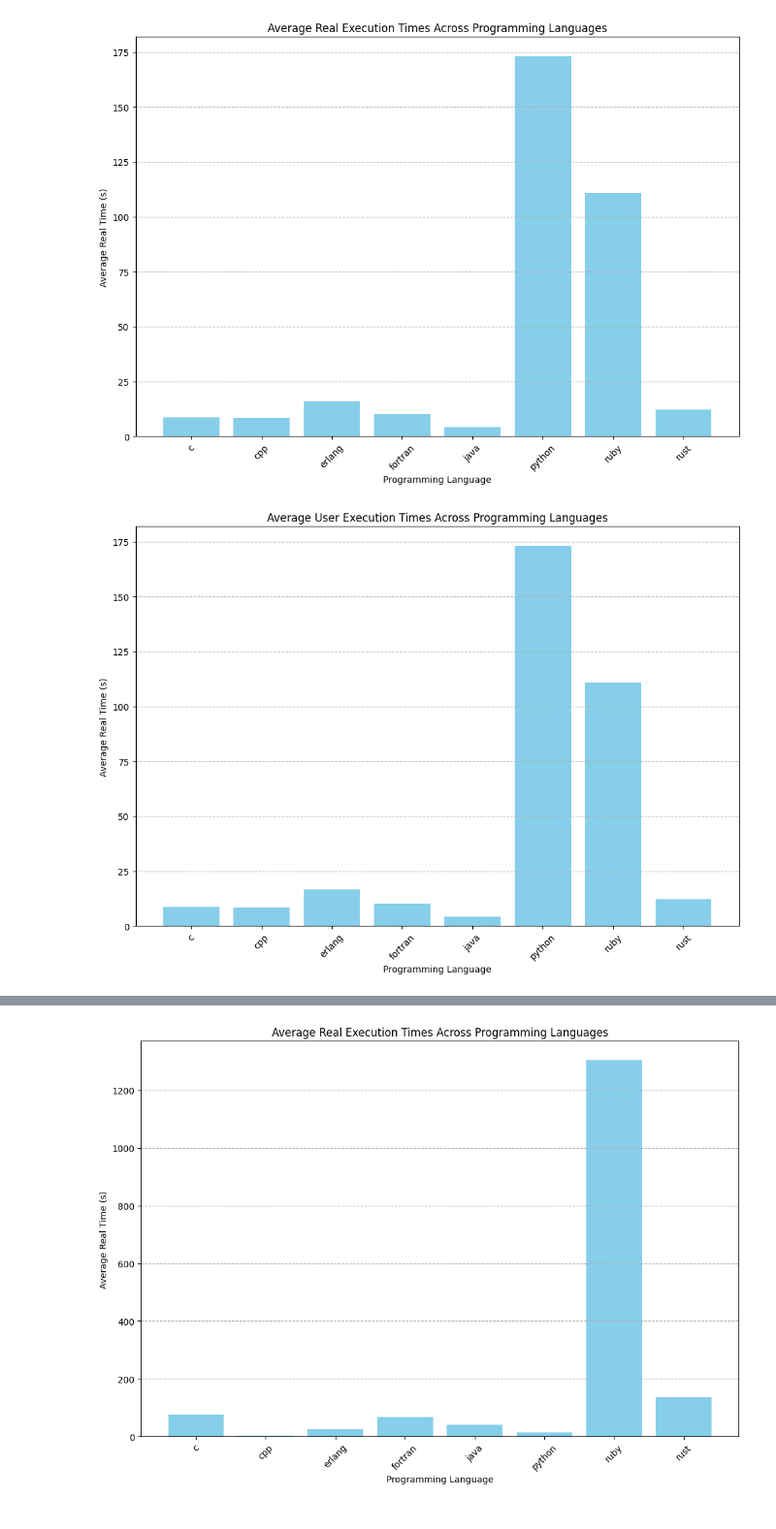
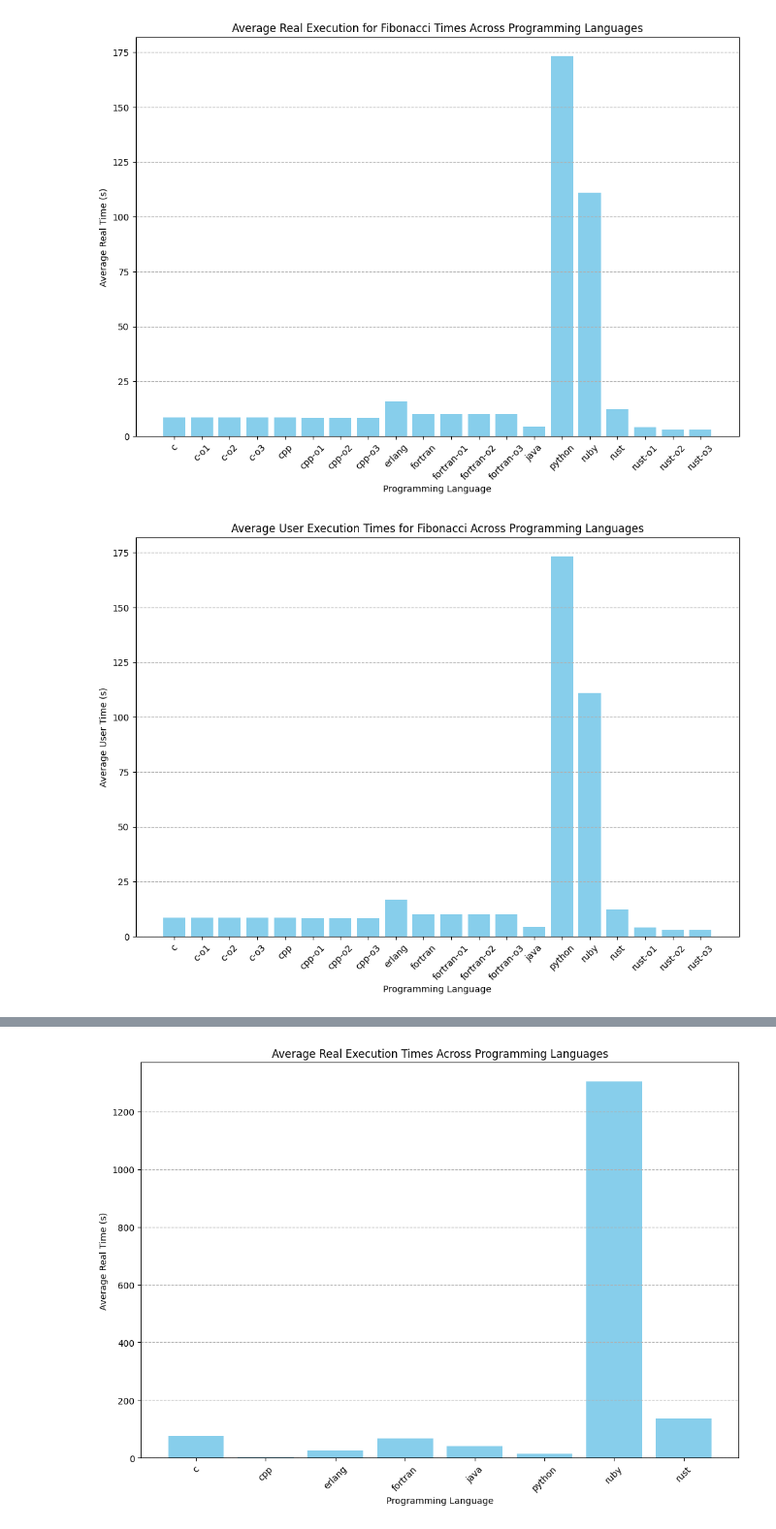
Before and after one commit to anviton/HPC-Benchmark, a Jupyter notebook: Source/Notebook/execution_alog_30_rep.ipynb, the cells around one changed output, grey strips where cells are left out. Shown: that part at 97% size. Cells and saved outputs as stored; diff of their text form; code cells hidden in the pictures.

```diff
--- a/Source/Notebook/execution_alog_30_rep.ipynb
+++ b/Source/Notebook/execution_alog_30_rep.ipynb
@@ -8,13 +8,25 @@ import os
 
 # Noms des fichiers
 file_names = [ "../Algo/BinaryTrees/C/binary_trees/serveur19_c_execution_results.csv",
+              "../Algo/BinaryTrees/C/binary_trees/serveur19_c-o1_execution_results.csv",
+              "../Algo/BinaryTrees/C/binary_trees/serveur19_c-o2_execution_results.csv",
+              "../Algo/BinaryTrees/C/binary_trees/serveur19_c-o3_execution_results.csv",
               "../Algo/BinaryTrees/C++/binary_trees/serveur19_cpp_execution_results.csv",
+              "../Algo/BinaryTrees/C++/binary_trees/serveur19_cpp-o1_execution_results.csv",
+              "../Algo/BinaryTrees/C++/binary_trees/serveur19_cpp-o2_execution_results.csv",
+              "../Algo/BinaryTrees/C++/binary_trees/serveur19_cpp-o3_execution_results.csv",
               "../Algo/BinaryTrees/Erlang/binary_trees/serveur19_erlang_execution_results.csv",
               "../Algo/BinaryTrees/Fortran/binary_trees/serveur19_fortran_execution_results.csv",
+              "../Algo/BinaryTrees/Fortran/binary_trees/serveur19_fortran-o1_execution_results.csv",
+              "../Algo/BinaryTrees/Fortran/binary_trees/serveur19_fortran-o2_execution_results.csv",
+              "../Algo/BinaryTrees/Fortran/binary_trees/serveur19_fortran-o3_execution_results.csv",
               "../Algo/BinaryTrees/Java/binary_trees/src/serveur19_java_execution_results.csv",
               "../Algo/BinaryTrees/Python/binary_trees/serveur19_python_execution_results.csv",
               "../Algo/BinaryTrees/Ruby/binary_trees/serveur19_ruby_execution_results.csv",
               "../Algo/BinaryTrees/Rust/binary_trees/serveur19_rust_execution_results.csv",
+              "../Algo/BinaryTrees/Rust/binary_trees/serveur19_rust-o1_execution_results.csv",
+              "../Algo/BinaryTrees/Rust/binary_trees/serveur19_rust-o2_execution_results.csv",
+              "../Algo/BinaryTrees/Rust/binary_trees/serveur19_rust-o3_execution_results.csv",
               ]
 
 # Initialiser un dictionnaire pour stocker les moyennes des temps d'exécution réels
@@ -87,13 +99,25 @@ plt.show()
 ### Fibo
 
 file_names = [ "../Algo/Recursion/C/fibo/serveur19_c_execution_results.csv",
+              "../Algo/Recursion/C/fibo/serveur19_c-o1_execution_results.csv",
+              "../Algo/Recursion/C/fibo/serveur19_c-o2_execution_results.csv",
+              "../Algo/Recursion/C/fibo/serveur19_c-o3_execution_results.csv",
               "../Algo/Recursion/C++/fibo/serveur19_cpp_execution_results.csv",
+              "../Algo/Recursion/C++/fibo/serveur19_cpp-o1_execution_results.csv",
+              "../Algo/Recursion/C++/fibo/serveur19_cpp-o2_execution_results.csv",
+              "../Algo/Recursion/C++/fibo/serveur19_cpp-o3_execution_results.csv",
               "../Algo/Recursion/Erlang/fibo/serveur19_erlang_execution_results.csv",
               "../Algo/Recursion/Fortran/fibo/serveur19_fortran_execution_results.csv",
+              "../Algo/Recursion/Fortran/fibo/serveur19_fortran-o1_execution_results.csv",
+              "../Algo/Recursion/Fortran/fibo/serveur19_fortran-o2_execution_results.csv",
+              "../Algo/Recursion/Fortran/fibo/serveur19_fortran-o3_execution_results.csv",
               "../Algo/Recursion/Java/fibo/src/serveur19_java_execution_results.csv",
               "../Algo/Recursion/Python/fibo/serveur19_python_execution_results.csv",
               "../Algo/Recursion/Ruby/fibo/serveur19_ruby_execution_results.csv",
               "../Algo/Recursion/Rust/fibo/serveur19_rust_execution_results.csv",
+              "../Algo/Recursion/Rust/fibo/serveur19_rust-o1_execution_results.csv",
+              "../Algo/Recursion/Rust/fibo/serveur19_rust-o2_execution_results.csv",
+              "../Algo/Recursion/Rust/fibo/serveur19_rust-o3_execution_results.csv",
               ]
 
 moy_time_reals = {}
@@ -122,37 +146,42 @@ for fichier in file_names:
 plt.figure(figsize=(12, 8))
 languages = list(moy_time_reals.keys())
 tps_reel = list(moy_time_reals.values())
 plt.bar(languages, tps_reel, color='skyblue')
-plt.title('Average Real Execution Times Across Programming Languages')
+plt.title('Average Real Execution for Fibonacci Times Across Programming Languages')
 plt.xlabel('Programming Language')
 plt.ylabel('Average Real Time (s)')
 plt.xticks(rotation=45)
 plt.grid(axis='y', linestyle='--')
+plt.savefig("real_time_fibo.pdf")
 plt.show()
+
 
 # User Time graph
 plt.figure(figsize=(12, 8))
 languages = list(moy_users.keys())
 tps_user = list(moy_users.values())
 plt.bar(languages, tps_user, color='skyblue')
-plt.title('Average User Execution Times Across Programming Languages')
+plt.title('Average User Execution Times for Fibonacci Across Programming Languages')
 plt.xlabel('Programming Language')
-plt.ylabel('Average Real Time (s)')
+plt.ylabel('Average User Time (s)')
 plt.xticks(rotation=45)
 plt.grid(axis='y', linestyle='--')
+plt.savefig("user_time_fibo.pdf")
 plt.show()
+
 
 # Syst Time graph
 plt.figure(figsize=(12, 8))
 languages = list(moy_systs.keys())
 tps_syst = list(moy_systs.values())
 plt.bar(languages, tps_syst, color='skyblue')
-plt.title('Average Syst Execution Times Across Programming Languages')
+plt.title('Average Syst Execution Times for Fibonacci Across Programming Languages')
 plt.xlabel('Programming Language')
-plt.ylabel('Average Real Time (s)')
+plt.ylabel('Average Syst Time (s)')
 plt.xticks(rotation=45)
 plt.grid(axis='y', linestyle='--')
+plt.savefig("syst_time_fibo.pdf")
 plt.show()
 # %% [output]
-[figure, old version]
+[figure, new version]
-[figure, old version]
+[figure, new version]
```
Also changed, not shown: parts of 3 cells of this notebook, 22 other files.
